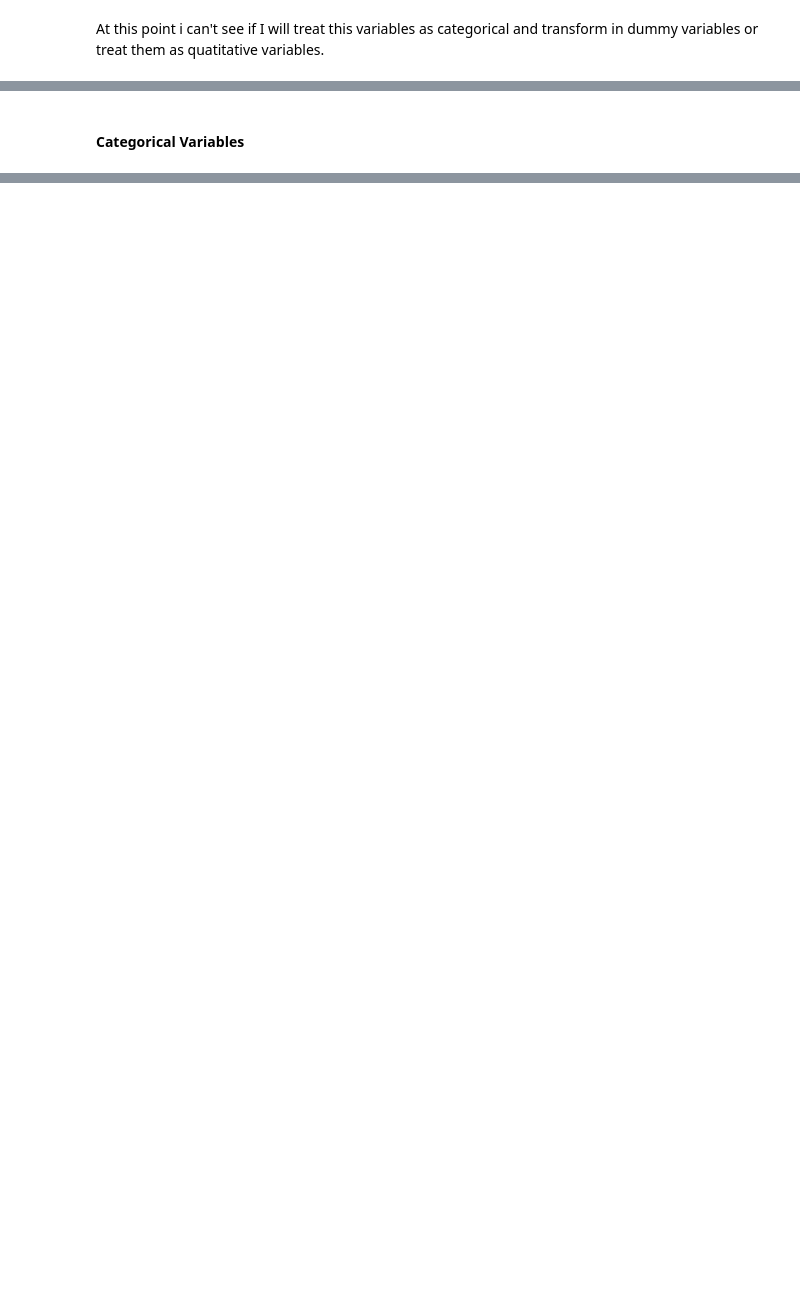
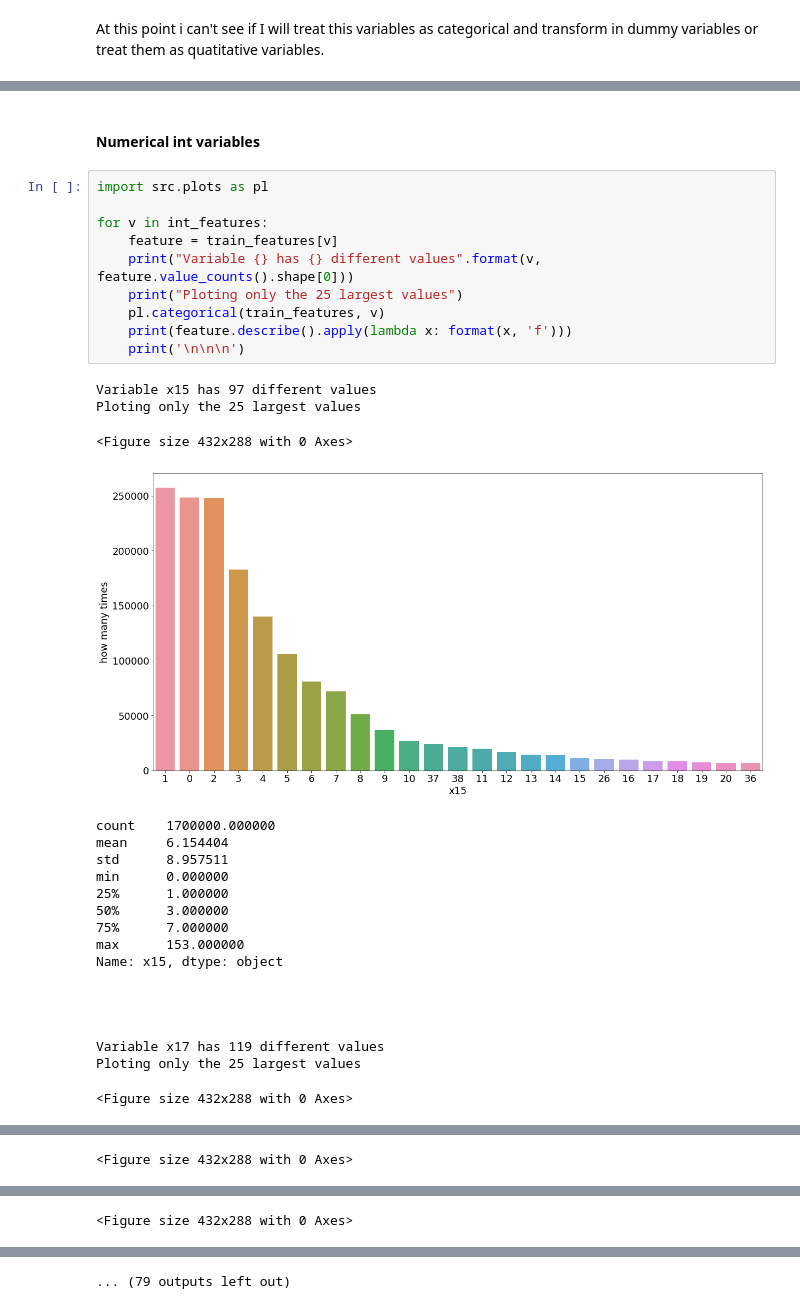
Before and after one commit to felipe-dossantos-dev/mlnd-capstone-tradeshift, a Jupyter notebook: notebooks/capstone-report.ipynb, the cells around one changed output, grey strips where cells are left out. Drawn from its saved outputs; the diff is of its cells as text; blank space fills up the shorter version.

```diff
--- a/notebooks/capstone-report.ipynb
+++ b/notebooks/capstone-report.ipynb
@@ -488,4 +487,35 @@ In this section, you will need to provide some form of visualization that summar
 - _Is the visualization thoroughly analyzed and discussed?_
 - _If a plot is provided, are the axes, title, and datum clearly defined?_
 # %% [markdown]
-#### Categorical Variables <a class="anchor" id="categorical_variables"></a>
+#### Numerical int variables <a class="anchor" id="int_variables"></a>
+# %%
+import src.plots as pl
+
+for v in int_features:
+    feature = train_features[v]
+    print("Variable {} has {} different values".format(v, feature.value_counts().shape[0]))
+    print("Ploting only the 25 largest values")
+    pl.categorical(train_features, v)
+    print(feature.describe().apply(lambda x: format(x, 'f')))
+    print('\n\n\n')
+# %% [output]
+Variable x15 has 97 different values
+Ploting only the 25 largest values
+<Figure size 432x288 with 0 Axes>
+[figure, added]
+count    1700000.000000
+mean     6.154404
+std      8.957511
+min      0.000000
+25%      1.000000
+50%      3.000000
+75%      7.000000
+max      153.000000
+Name: x15, dtype: object
+
+
+
+
+Variable x17 has 119 different values
+Ploting only the 25 largest values
+<Figure size 432x288 with 0 Axes>
@@ -491,0 +538 @@ In this section, you will need to provide some form of visualization that summar
+<Figure size 432x288 with 0 Axes>
@@ -491,0 +555 @@ In this section, you will need to provide some form of visualization that summar
+<Figure size 432x288 with 0 Axes>
@@ -491,0 +557 @@ In this section, you will need to provide some form of visualization that summar
+... (79 outputs left out)
```
Also changed, not shown: parts of 12 cells of this notebook, 3 other files.
